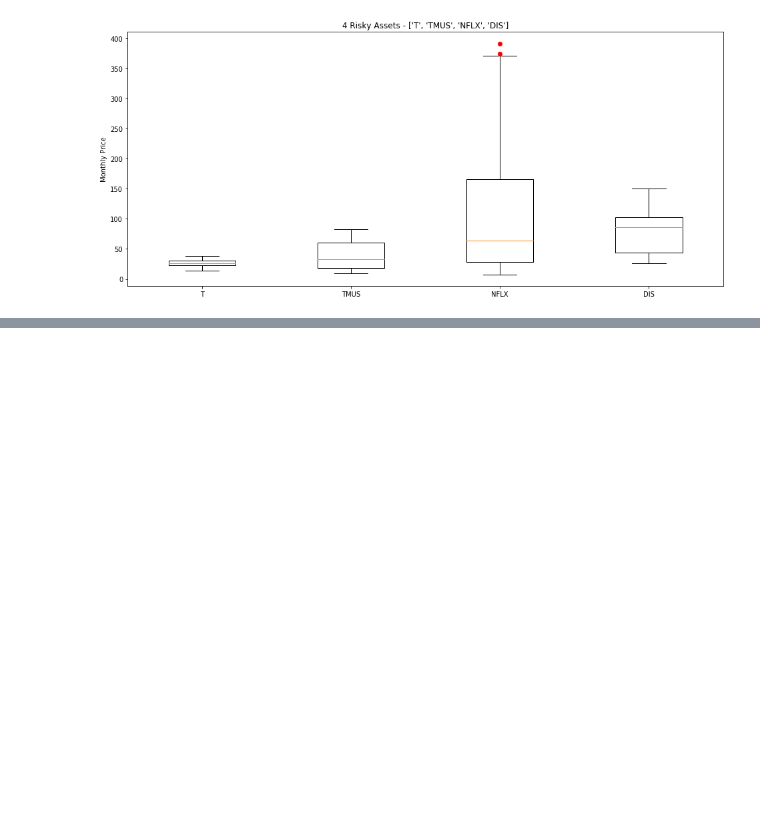
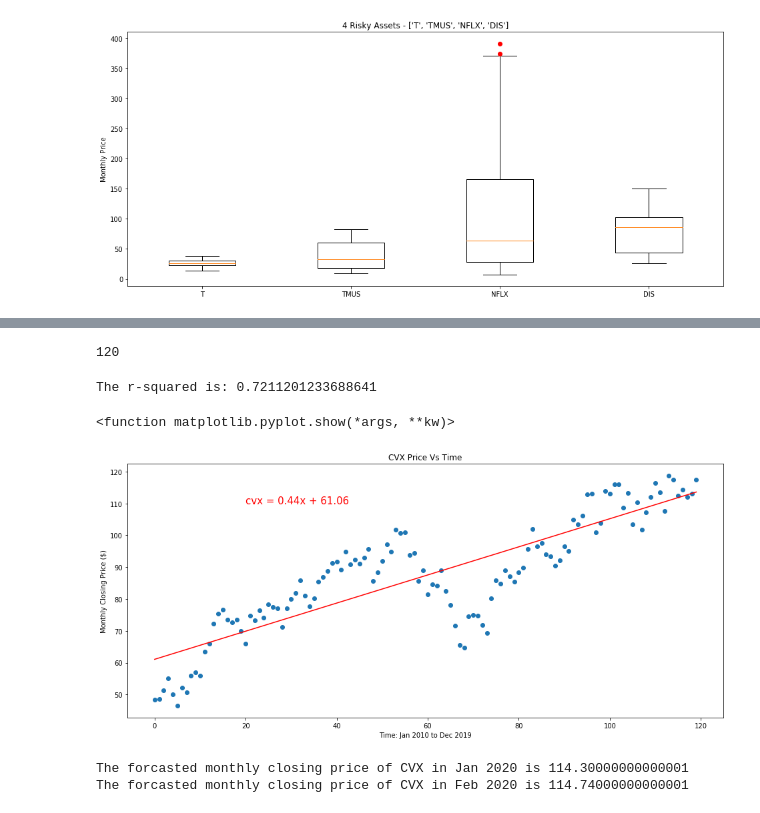
Before and after one commit to claybeaver/Group9_Project1, a Jupyter notebook: Final_notebook.ipynb, the cells around one changed output, grey strips where cells are left out. Saved outputs shown, nothing was run; the diff lists cells and outputs as text; code cells hidden in the pictures; blank space fills up the shorter version.

```diff
--- a/Final_notebook.ipynb
+++ b/Final_notebook.ipynb
@@ -1570,0 +1775,3 @@ plt.show()
+# %%
+cvx_clean_df = combined_df[['Date','CVX']]
+cvx_clean_df.head()
@@ -1570,0 +1785,3 @@ plt.show()
+# %%
+cvx_reg_df = (cvx_clean_df.drop(["Date"], axis=1)).reset_index()
+cvx_reg_df
@@ -1570,0 +1802,33 @@ plt.show()
+# %%
+len(cvx_reg_df)
+# %% [output]
+120
+# %%
+#CVX Regression
+#Define x and y variables for scatter plot
+x_values = cvx_reg_df["index"]
+y_values = cvx_reg_df["CVX"]
+(slope, intercept, rvalue, pvalue, stderr) = linregress(x_values, y_values)
+regress_values = x_values * slope + intercept
+line_eq = "cvx = " + str(round(slope,2)) + "x + " + str(round(intercept,2))
+plt.scatter(x_values,y_values)
+plt.plot(x_values,regress_values,"r-")
+plt.annotate(line_eq, (20,110),fontsize=15,color="red")
+plt.xlabel("Time: Jan 2010 to Dec 2019")
+plt.ylabel("Monthly Closing Price ($)")
+plt.title("CVX Price Vs Time")
+print(f"The r-squared is: {rvalue**2}")
+plt.savefig("Images/CVX_ScatterPlot.png")
+plt.show
+# %% [output]
+The r-squared is: 0.7211201233688641
+<function matplotlib.pyplot.show(*args, **kw)>
+[figure, added]
+# %%
+CVX_Jan2020 = (0.44*121) + 61.06
+CVX_Feb2020 = (0.44*122) + 61.06
+print(f"The forcasted monthly closing price of CVX in Jan 2020 is {CVX_Jan2020}")
+print(f"The forcasted monthly closing price of CVX in Feb 2020 is {CVX_Feb2020}")
+# %% [output]
+The forcasted monthly closing price of CVX in Jan 2020 is 114.30000000000001
+The forcasted monthly closing price of CVX in Feb 2020 is 114.74000000000001
```
Also changed, not shown: parts of 56 cells of this notebook, 19 other files.
